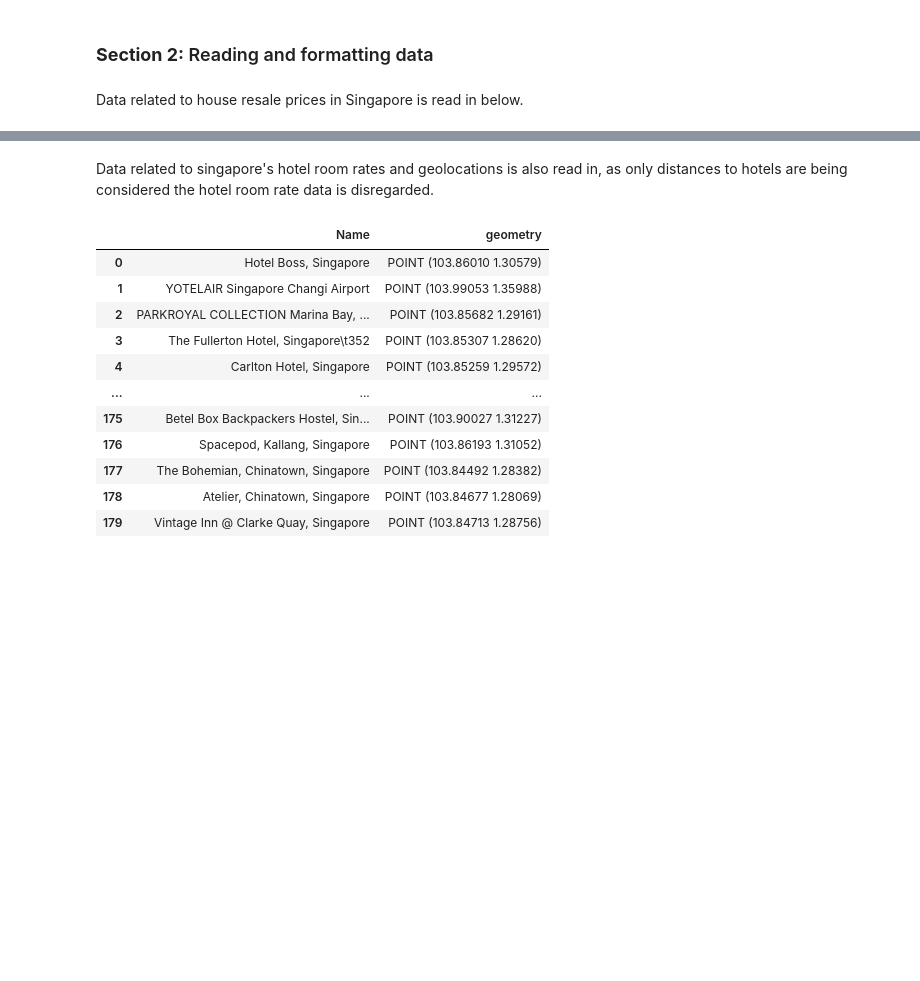
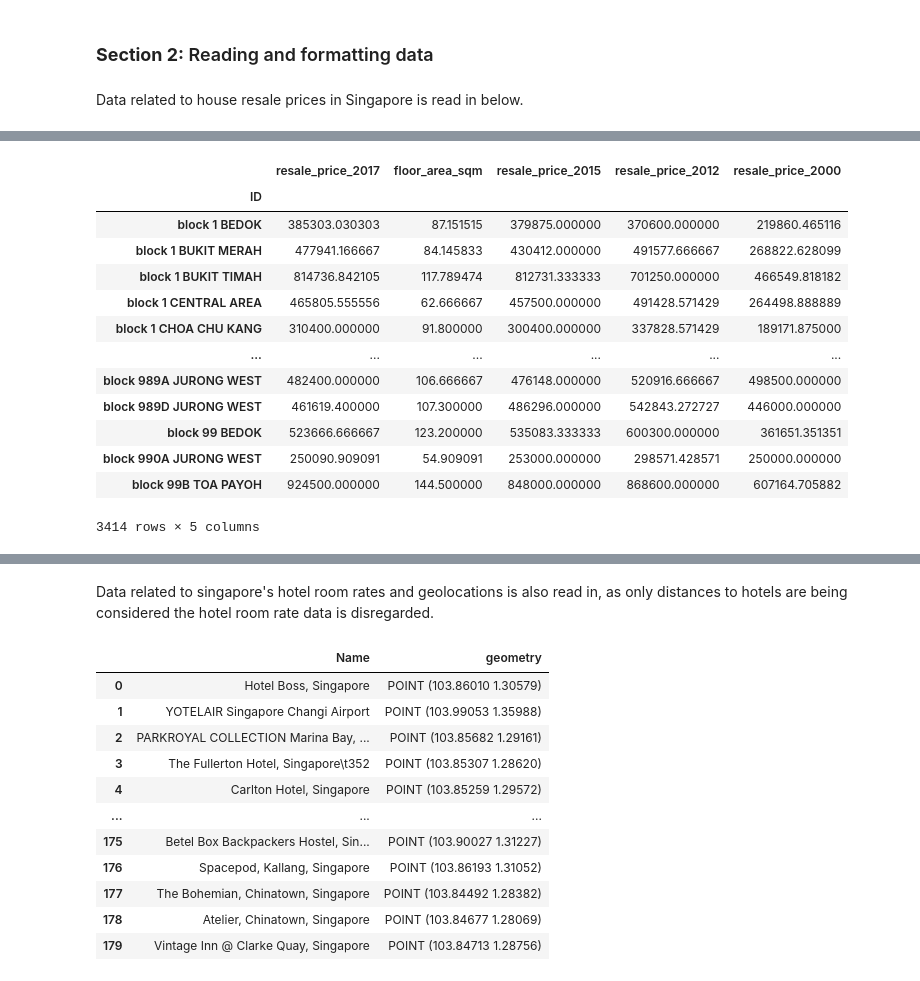
Before and after one commit to Ankur1995/AnkurShankerDissertation, a Jupyter notebook: Singapore housing data extraction [Ankur Shanker].ipynb, the cells around one changed output, grey strips where cells are left out. Drawn from its saved outputs; the diff is of its cells as text; code cells hidden in the pictures; blank space fills up the shorter version.

```diff
--- a/Singapore housing data extraction [Ankur Shanker].ipynb
+++ b/Singapore housing data extraction [Ankur Shanker].ipynb
@@ -60,0 +76,12 @@ singapore_2000_onwards
+# %%
+singapore_Jan_2015_2016 = pd.read_csv("Data/resale-flat-prices/resale-flat-prices-based-on-registration-date-from-jan-2015-to-dec-2016.csv")
+singapore_Jan_2015_2016['ID'] =  'block ' + singapore_Jan_2015_2016['block'] + ' ' + singapore_Jan_2015_2016['town']
+singapore_Jan_2015_2016 = singapore_Jan_2015_2016[['ID', 'resale_price']]
+singapore_Jan_2015_2016.rename(columns={'resale_price':'resale_price_2015'}, inplace=True)
+
+singapore_Jan_2015_2016 = singapore_Jan_2015_2016[['ID', 'resale_price_2015']]
+singapore_Jan_2015_2016 = singapore_Jan_2015_2016.groupby('ID')['resale_price_2015'].mean()
+singapore_Jan_2015_2016 = pd.DataFrame(singapore_Jan_2015_2016)
+singapore_Jan_2015_2016.dropna(inplace=True)
+singapore_Jan_2015_2016.drop_duplicates(inplace=True)
+singapore_Jan_2015_2016
@@ -60,0 +103,12 @@ singapore_2000_onwards
+# %%
+singapore_Jan_2012_2014 = pd.read_csv("Data/resale-flat-prices/resale-flat-prices-based-on-registration-date-from-mar-2012-to-dec-2014.csv")
+singapore_Jan_2012_2014['ID'] =  'block ' + singapore_Jan_2012_2014['block'] + ' ' + singapore_Jan_2012_2014['town']
+singapore_Jan_2012_2014 = singapore_Jan_2012_2014[['ID', 'resale_price']]
+singapore_Jan_2012_2014.rename(columns={'resale_price':'resale_price_2012'}, inplace=True)
+
+singapore_Jan_2012_2014 = singapore_Jan_2012_2014[['ID', 'resale_price_2012']]
+singapore_Jan_2012_2014 = singapore_Jan_2012_2014.groupby('ID')['resale_price_2012'].mean()
+singapore_Jan_2012_2014 = pd.DataFrame(singapore_Jan_2012_2014)
+singapore_Jan_2012_2014.dropna(inplace=True)
+singapore_Jan_2012_2014.drop_duplicates(inplace=True)
+singapore_Jan_2012_2014
@@ -60,0 +130,12 @@ singapore_2000_onwards
+# %%
+singapore_Jan_2000_2012 = pd.read_csv("Data/resale-flat-prices/resale-flat-prices-based-on-approval-date-2000-feb-2012.csv")
+singapore_Jan_2000_2012['ID'] =  'block ' + singapore_Jan_2000_2012['block'] + ' ' + singapore_Jan_2000_2012['town']
+singapore_Jan_2000_2012 = singapore_Jan_2000_2012[['ID', 'resale_price']]
+singapore_Jan_2000_2012.rename(columns={'resale_price':'resale_price_2000'}, inplace=True)
+
+singapore_Jan_2000_2012 = singapore_Jan_2000_2012[['ID', 'resale_price_2000']]
+singapore_Jan_2000_2012 = singapore_Jan_2000_2012.groupby('ID')['resale_price_2000'].mean()
+singapore_Jan_2000_2012 = pd.DataFrame(singapore_Jan_2000_2012)
+singapore_Jan_2000_2012.dropna(inplace=True)
+singapore_Jan_2000_2012.drop_duplicates(inplace=True)
+singapore_Jan_2000_2012
@@ -60,0 +157,22 @@ singapore_2000_onwards
+# %%
+singapore_2000_onwards = singapore_Jan_2017_onwards.join(singapore_Jan_2015_2016, on='ID')
+singapore_2000_onwards = singapore_2000_onwards.join(singapore_Jan_2012_2014, on='ID')
+singapore_2000_onwards = singapore_2000_onwards.join(singapore_Jan_2000_2012, on='ID')
+singapore_2000_onwards.dropna(inplace=True)
+singapore_2000_onwards.drop_duplicates(inplace=True)
+singapore_2000_onwards
+# %% [output]
+|  | resale_price_2017 | floor_area_sqm | resale_price_2015 | resale_price_2012 | resale_price_2000 |
+| ID |  |  |  |  |  |
+| block 1 BEDOK | 385303.030303 | 87.151515 | 379875.000000 | 370600.000000 | 219860.465116 |
+| block 1 BUKIT MERAH | 477941.166667 | 84.145833 | 430412.000000 | 491577.666667 | 268822.628099 |
+| block 1 BUKIT TIMAH | 814736.842105 | 117.789474 | 812731.333333 | 701250.000000 | 466549.818182 |
+| block 1 CENTRAL AREA | 465805.555556 | 62.666667 | 457500.000000 | 491428.571429 | 264498.888889 |
+| block 1 CHOA CHU KANG | 310400.000000 | 91.800000 | 300400.000000 | 337828.571429 | 189171.875000 |
+| ... | ... | ... | ... | ... | ... |
+| block 989A JURONG WEST | 482400.000000 | 106.666667 | 476148.000000 | 520916.666667 | 498500.000000 |
+| block 989D JURONG WEST | 461619.400000 | 107.300000 | 486296.000000 | 542843.272727 | 446000.000000 |
+| block 99 BEDOK | 523666.666667 | 123.200000 | 535083.333333 | 600300.000000 | 361651.351351 |
+| block 990A JURONG WEST | 250090.909091 | 54.909091 | 253000.000000 | 298571.428571 | 250000.000000 |
+| block 99B TOA PAYOH | 924500.000000 | 144.500000 | 848000.000000 | 868600.000000 | 607164.705882 |
+3414 rows × 5 columns
```
Also changed, not shown: parts of 12 cells of this notebook, 18 other files.
